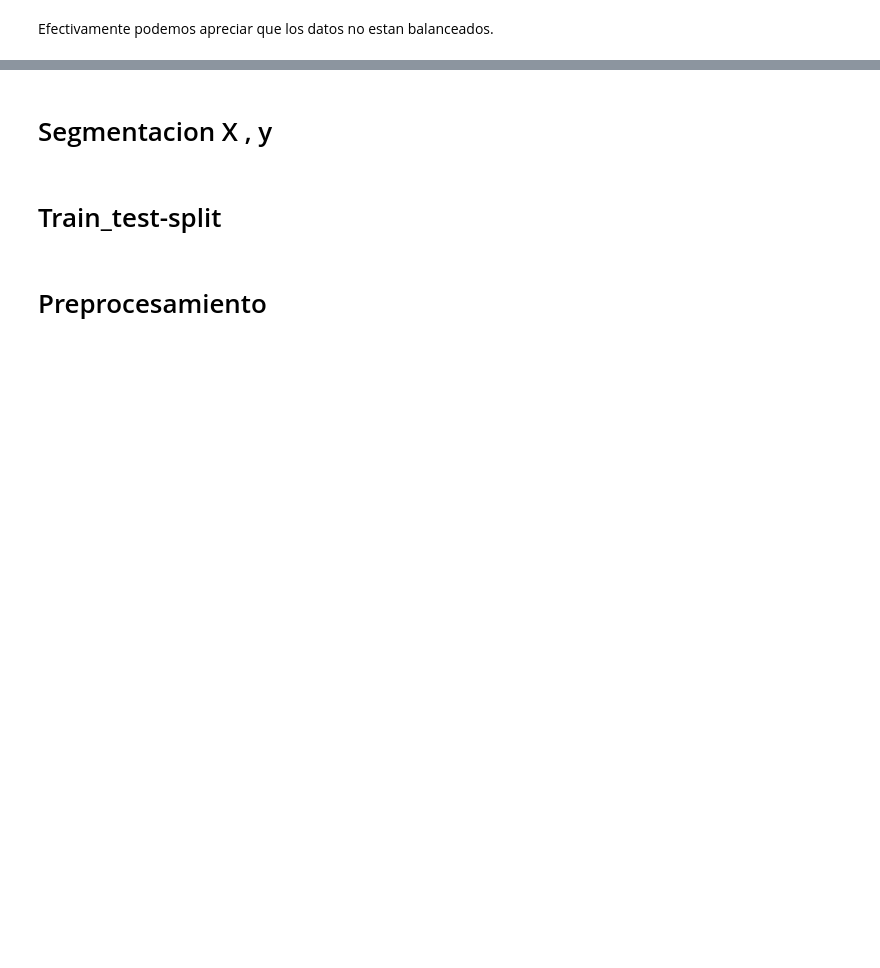
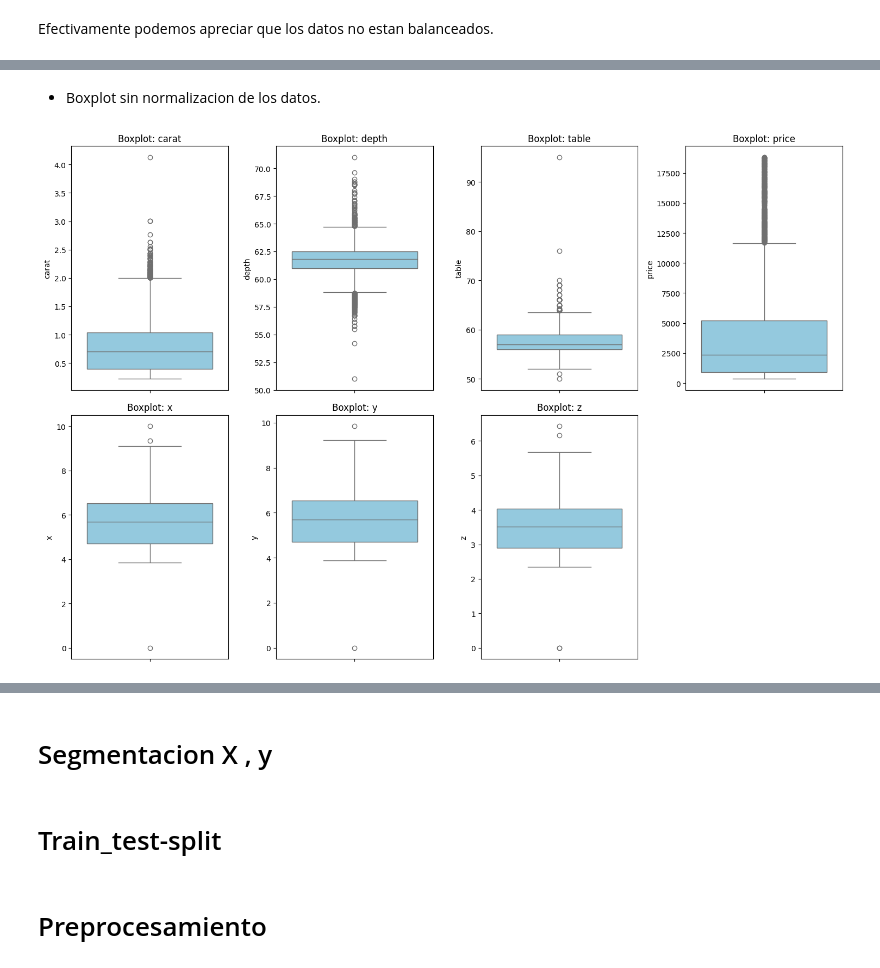
Before and after one commit to MarcoCasSir/LaboratorioDataScience, a Jupyter notebook: act4/diamonds_marco_casati.ipynb, the cells around one changed output, grey strips where cells are left out. Saved outputs shown, nothing was run; the diff lists cells and outputs as text; code cells hidden in the pictures; blank space fills up the shorter version.

```diff
--- a/act4/diamonds_marco_casati.ipynb
+++ b/act4/diamonds_marco_casati.ipynb
@@ -413,0 +445,14 @@ plt.title('Distribution of Diamond Price')
+# %% [markdown]
+- Boxplot sin normalizacion de los datos.
+# %%
+plt.figure(figsize=(15, 10))
+
+for idx, col in enumerate(['carat', 'depth', 'table', 'price', 'x', 'y', 'z'], 1):
+    plt.subplot(2, 4, idx)
+    sns.boxplot(data=df_reduced, y=col, color='skyblue')
+    plt.title(f'Boxplot: {col}')
+
+plt.tight_layout()
+plt.show()
+# %% [output]
+[figure, added]
```
Also changed, not shown: parts of 19 cells of this notebook.
